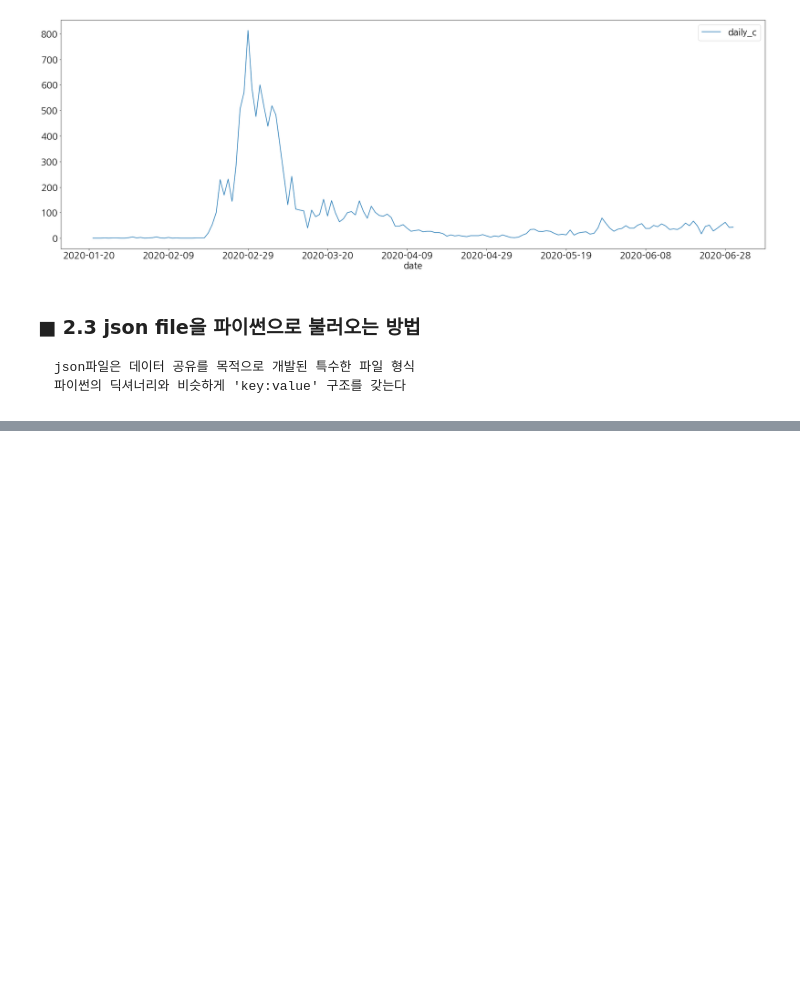
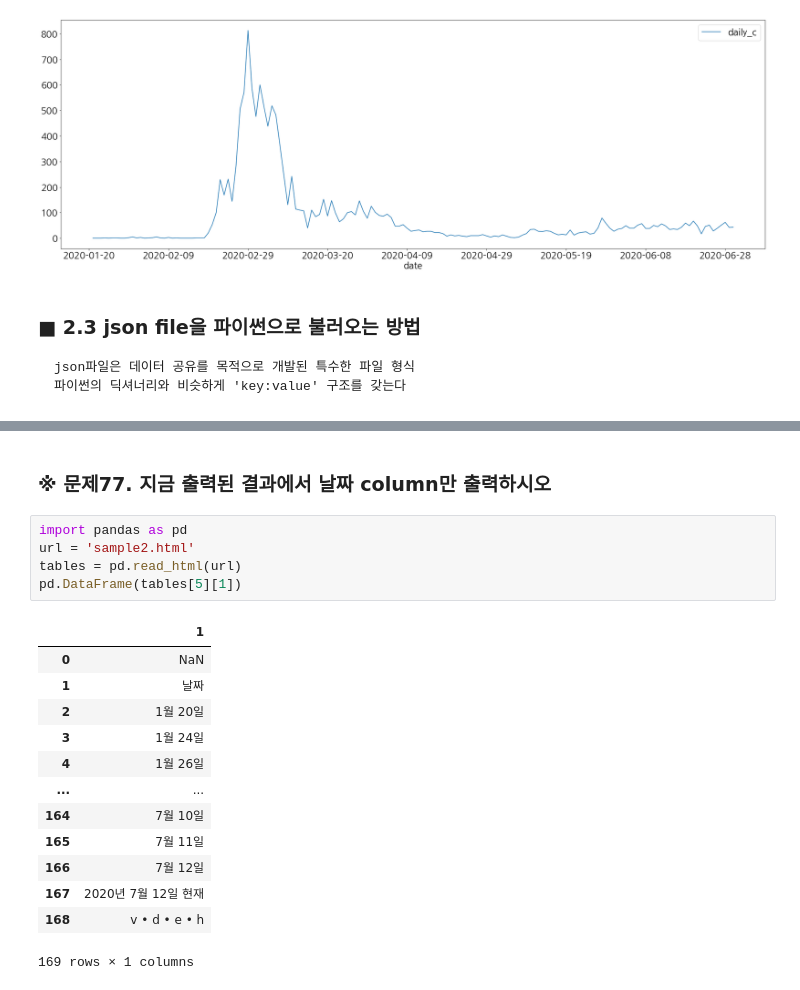
Before and after one commit to Adrian123K/pandas_ml, a Jupyter notebook: 03-1. Pandas DA (200713).ipynb, the cells around one changed output, grey strips where cells are left out. Drawn from its saved outputs; the diff is of its cells as text; blank space fills up the shorter version.

```diff
--- a/03-1. Pandas DA (200713).ipynb
+++ b/03-1. Pandas DA (200713).ipynb
@@ -304,0 +378,21 @@ ValueError: Expected object or value
+# %% [markdown]
+### ※ 문제77. 지금 출력된 결과에서 날짜 column만 출력하시오
+# %%
+import pandas as pd
+url = 'sample2.html'
+tables = pd.read_html(url)
+pd.DataFrame(tables[5][1])
+# %% [output]
+|  | 1 |
+| 0 | NaN |
+| 1 | 날짜 |
+| 2 | 1월 20일 |
+| 3 | 1월 24일 |
+| 4 | 1월 26일 |
+| ... | ... |
+| 164 | 7월 10일 |
+| 165 | 7월 11일 |
+| 166 | 7월 12일 |
+| 167 | 2020년 7월 12일 현재 |
+| 168 | v • d • e • h |
+169 rows × 1 columns
```
Also changed, not shown: parts of 13 cells of this notebook, 36 other files.
